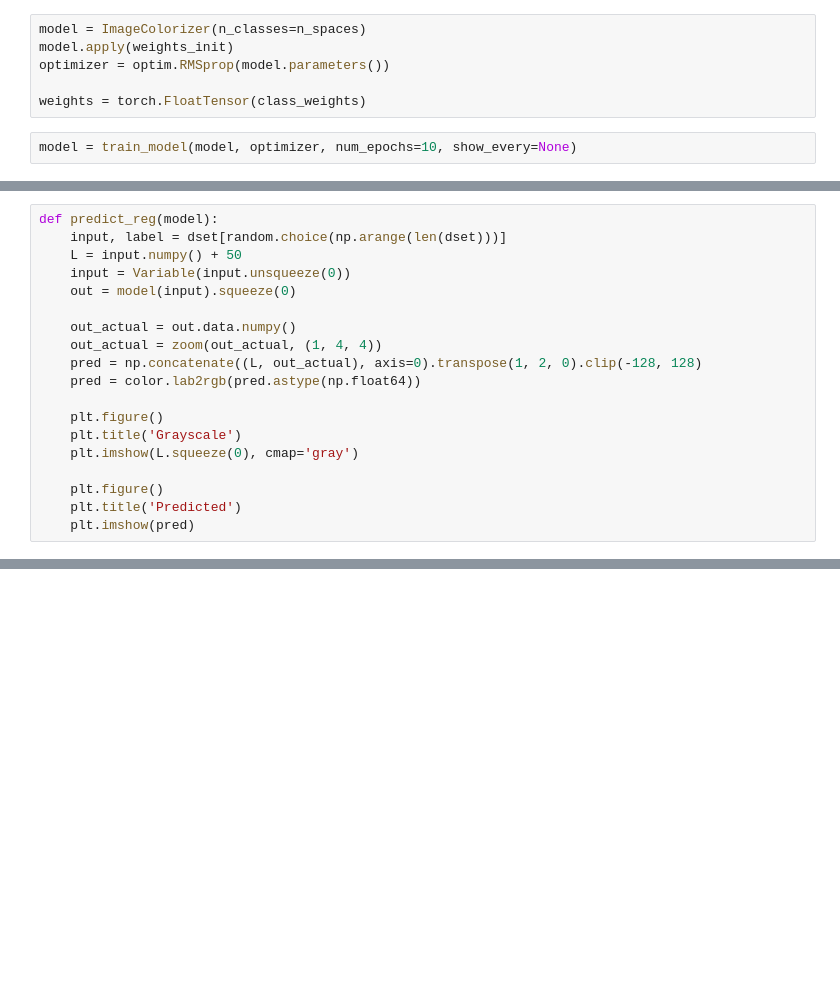
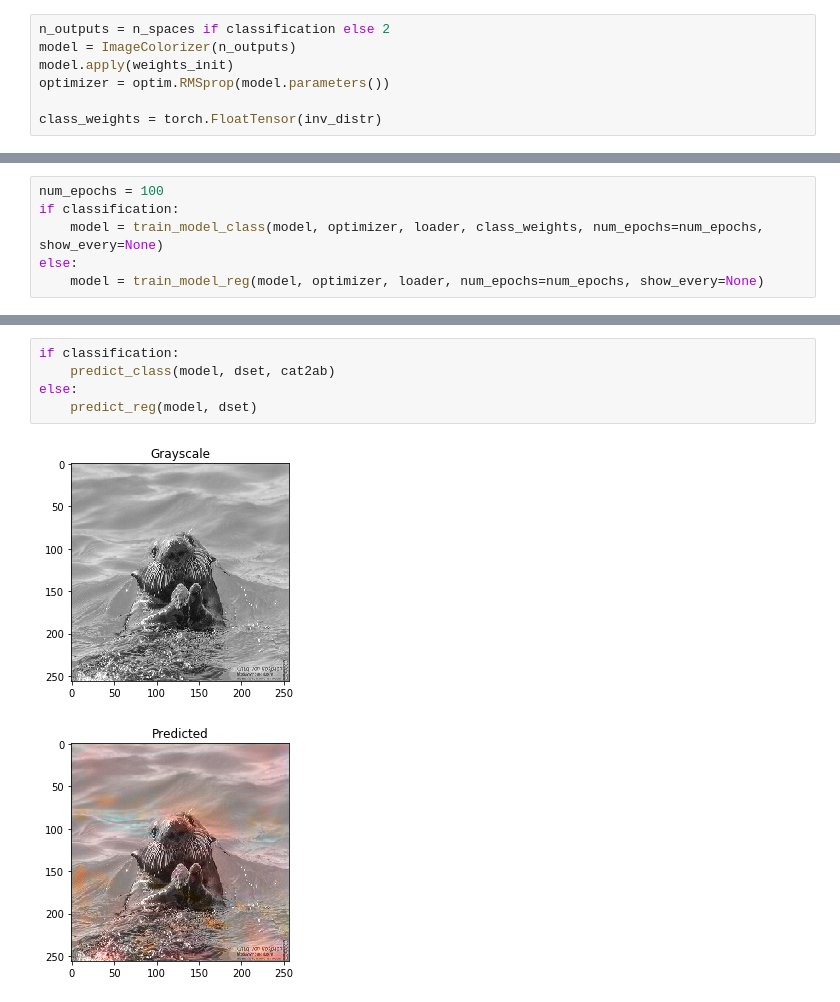
Before and after one commit to wilson1yan/ImageColorization, a Jupyter notebook: ImageColorization.ipynb, the cells around one changed output, grey strips where cells are left out. Saved outputs shown, nothing was run; the diff lists cells and outputs as text; blank space fills up the shorter version.

```diff
--- a/ImageColorization.ipynb
+++ b/ImageColorization.ipynb
@@ -106,8 +34,7 @@ def train_model_reg(model, optimizer, num_epochs=10, show_every=20):
 # %%
-model = ImageColorizer(n_classes=n_spaces)
+n_outputs = n_spaces if classification else 2
+model = ImageColorizer(n_outputs)
 model.apply(weights_init)
 optimizer = optim.RMSprop(model.parameters())
 
-weights = torch.FloatTensor(class_weights)
+class_weights = torch.FloatTensor(inv_distr)
-# %%
-model = train_model(model, optimizer, num_epochs=10, show_every=None)
@@ -139,19 +40,0 @@ def predict_class(model):
-# %%
-def predict_reg(model):
-    input, label = dset[random.choice(np.arange(len(dset)))]
-    L = input.numpy() + 50
-    input = Variable(input.unsqueeze(0))
-    out = model(input).squeeze(0)
-
-    out_actual = out.data.numpy()
-    out_actual = zoom(out_actual, (1, 4, 4))
-    pred = np.concatenate((L, out_actual), axis=0).transpose(1, 2, 0).clip(-128, 128)
-    pred = color.lab2rgb(pred.astype(np.float64))
-
-    plt.figure()
-    plt.title('Grayscale')
-    plt.imshow(L.squeeze(0), cmap='gray')
-
-    plt.figure()
-    plt.title('Predicted')
-    plt.imshow(pred)
@@ -159,0 +41,6 @@ predict(model)
+# %%
+num_epochs = 100
+if classification:
+    model = train_model_class(model, optimizer, loader, class_weights, num_epochs=num_epochs, show_every=None)
+else:
+    model = train_model_reg(model, optimizer, loader, num_epochs=num_epochs, show_every=None)
@@ -159,0 +65,8 @@ predict(model)
+# %%
+if classification:
+    predict_class(model, dset, cat2ab)
+else:
+    predict_reg(model, dset)
+# %% [output]
+[figure, added]
+[figure, added]
```
Also changed, not shown: parts of 10 cells of this notebook, 3 other files.
